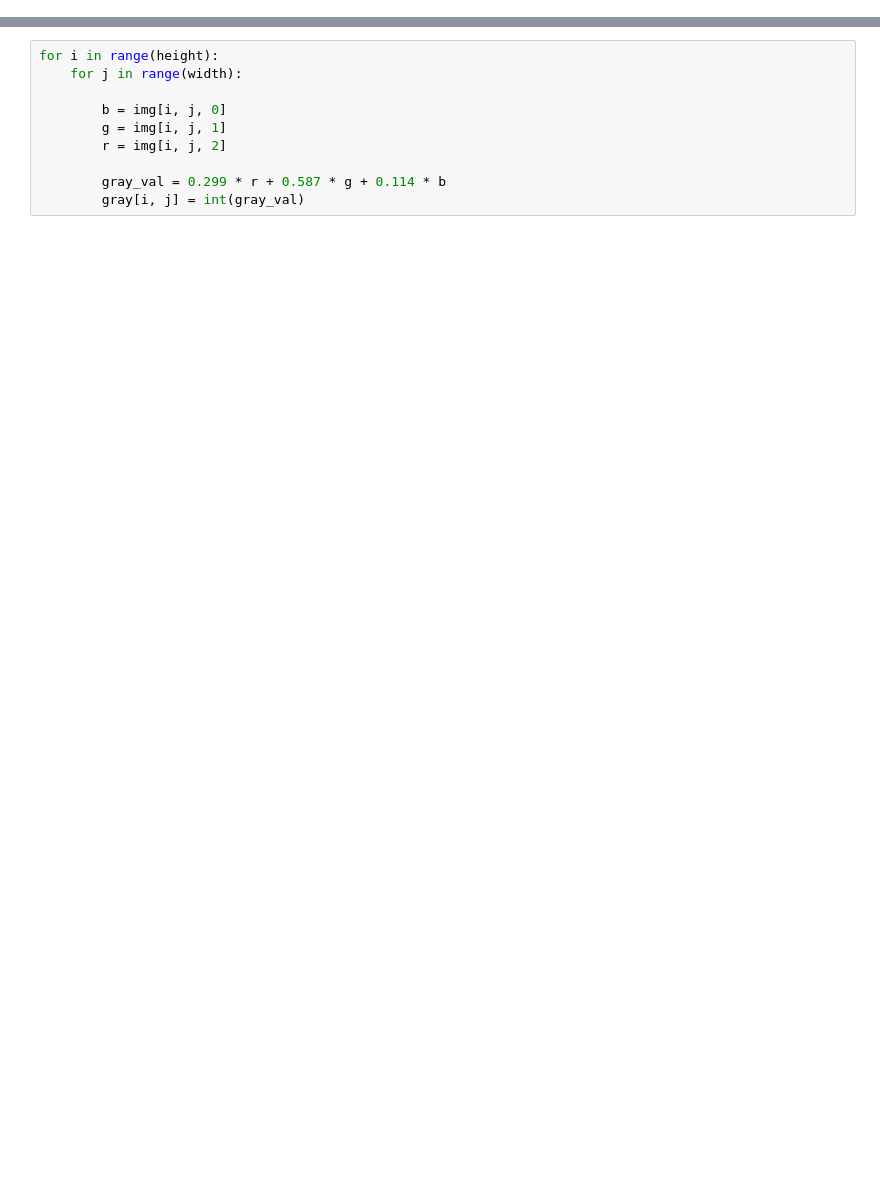
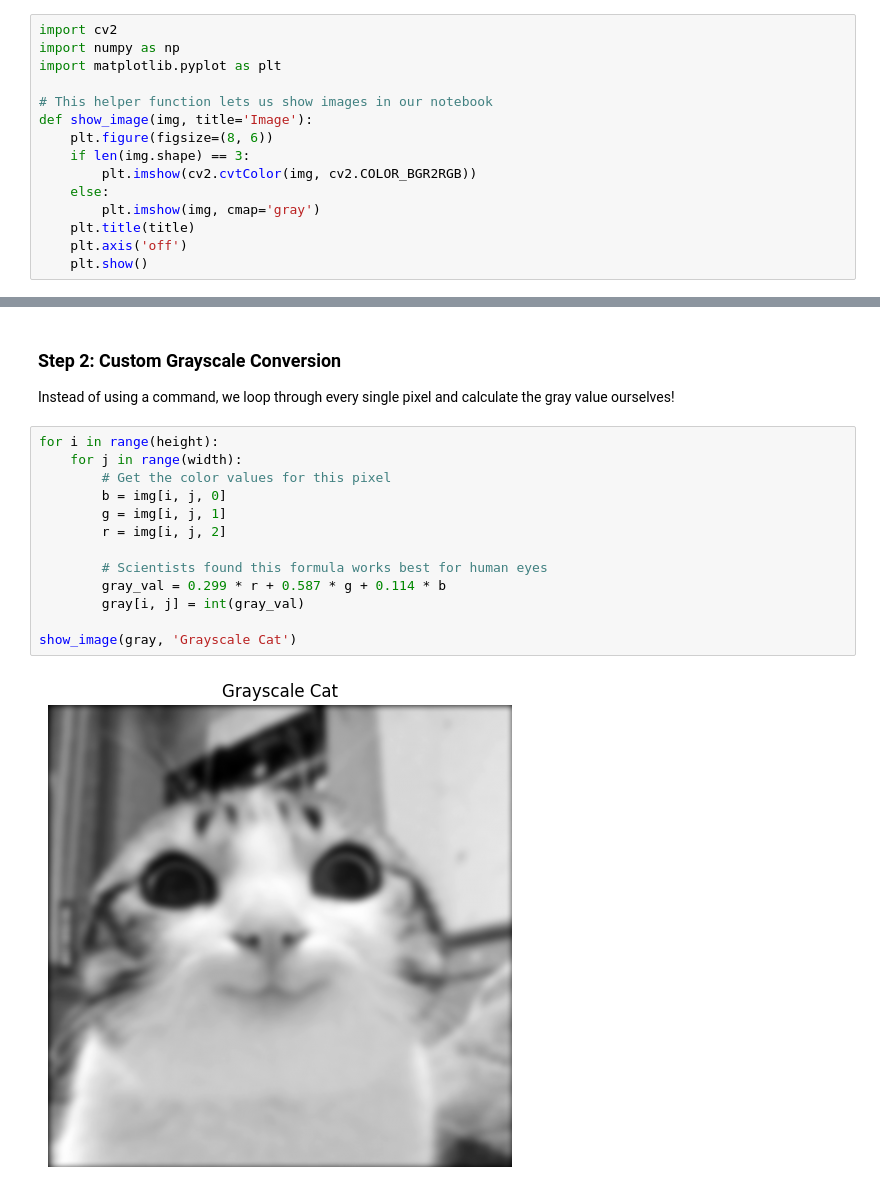
Before and after one commit to daniel-rajakumar/College, a Jupyter notebook: ComputerVision/labs/4/four.ipynb, the cells around one changed output, grey strips where cells are left out. Drawn from its saved outputs; the diff is of its cells as text; blank space fills up the shorter version.

```diff
--- a/ComputerVision/labs/4/four.ipynb
+++ b/ComputerVision/labs/4/four.ipynb
@@ -7,0 +12,15 @@ import numpy as np
+# %%
+import cv2
+import numpy as np
+import matplotlib.pyplot as plt
+
+# This helper function lets us show images in our notebook
+def show_image(img, title='Image'):
+    plt.figure(figsize=(8, 6))
+    if len(img.shape) == 3:
+        plt.imshow(cv2.cvtColor(img, cv2.COLOR_BGR2RGB))
+    else:
+        plt.imshow(img, cmap='gray')
+    plt.title(title)
+    plt.axis('off')
+    plt.show()
@@ -13,10 +38,18 @@ gray = np.zeros((height, width), dtype=np.uint8)
+# %% [markdown]
+### Step 2: Custom Grayscale Conversion
+Instead of using a command, we loop through every single pixel and calculate the gray value ourselves!
 # %%
 for i in range(height):
     for j in range(width):
-
+        # Get the color values for this pixel
         b = img[i, j, 0]
         g = img[i, j, 1]
         r = img[i, j, 2]
 
+        # Scientists found this formula works best for human eyes
         gray_val = 0.299 * r + 0.587 * g + 0.114 * b
         gray[i, j] = int(gray_val)
+
+show_image(gray, 'Grayscale Cat')
+# %% [output]
+[figure, added]
```
Also changed, not shown: parts of 14 cells of this notebook, 15 other files.
